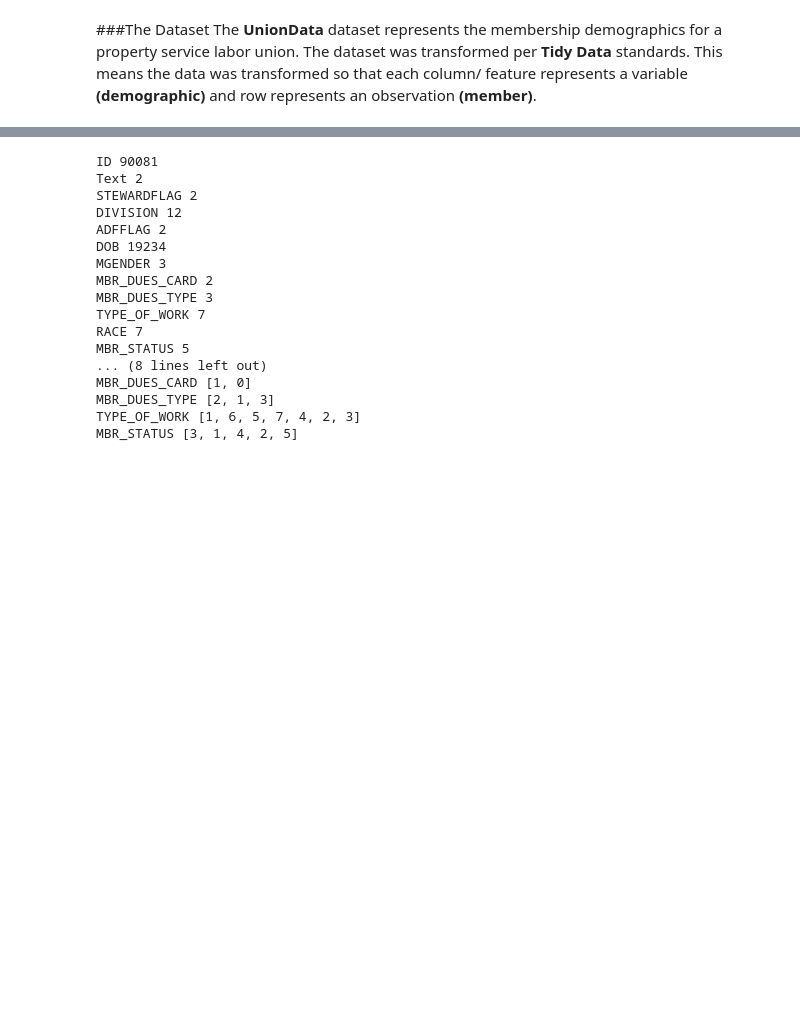
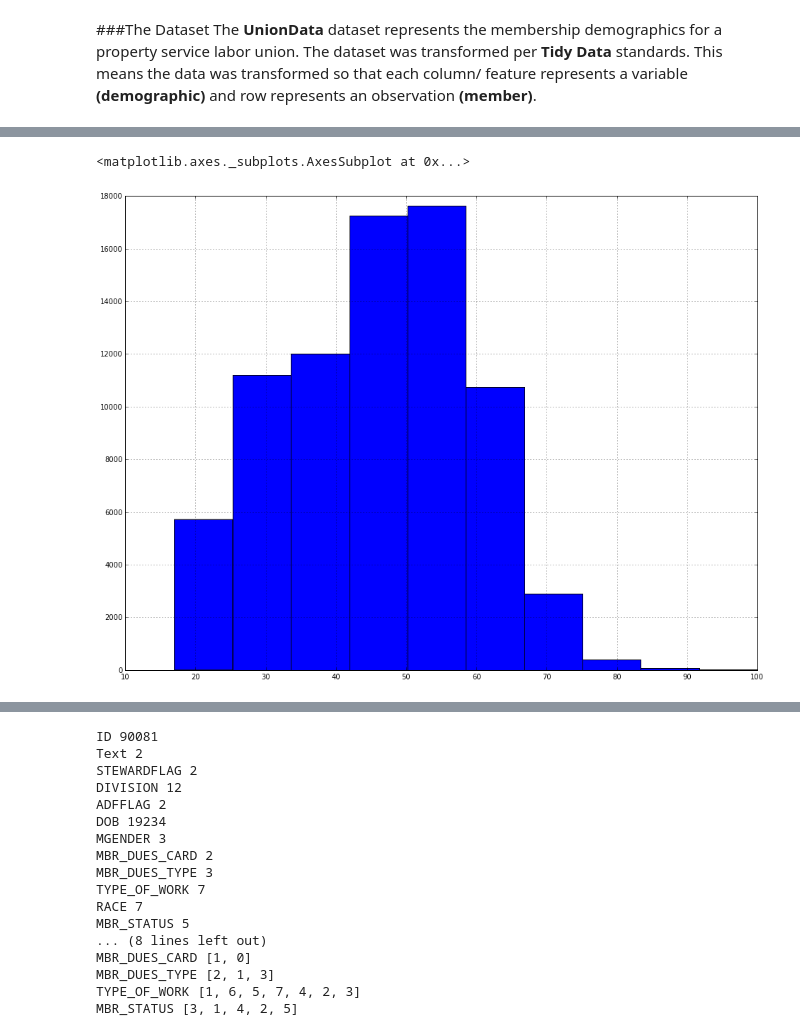
Before and after one commit to ldavis3232/GA_Class, a Jupyter notebook: Project_1_GA-Copy0.ipynb, the cells around one changed output, grey strips where cells are left out. Cells and saved outputs as stored; diff of their text form; code cells hidden in the pictures; blank space fills up the shorter version.

```diff
--- a/Project_1_GA-Copy0.ipynb
+++ b/Project_1_GA-Copy0.ipynb
@@ -34,0 +314,6 @@ Uniondata2 = pd.read_csv('C:/Users/ldavis/Documents/GA_Class/data/DATA_GA/DATA_G
+# %%
+rcParams['figure.figsize'] = 16, 12
+Uniondata2.Age.hist()
+# %% [output]
+<matplotlib.axes._subplots.AxesSubplot at 0x...>
+[figure, added]
```
Also changed, not shown: parts of 24 cells of this notebook, 18 other files.
